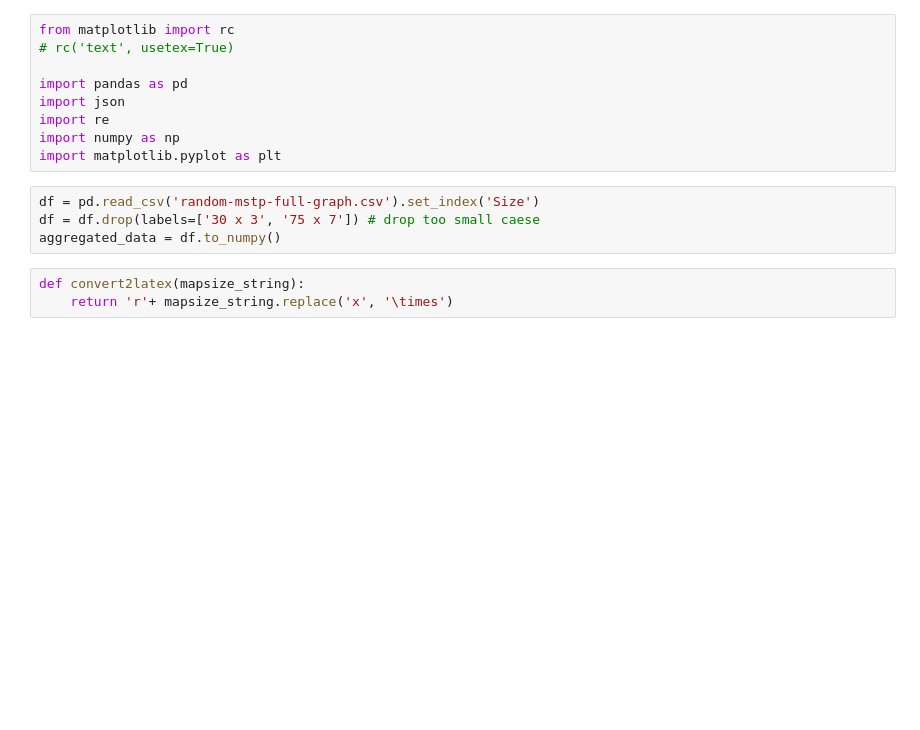
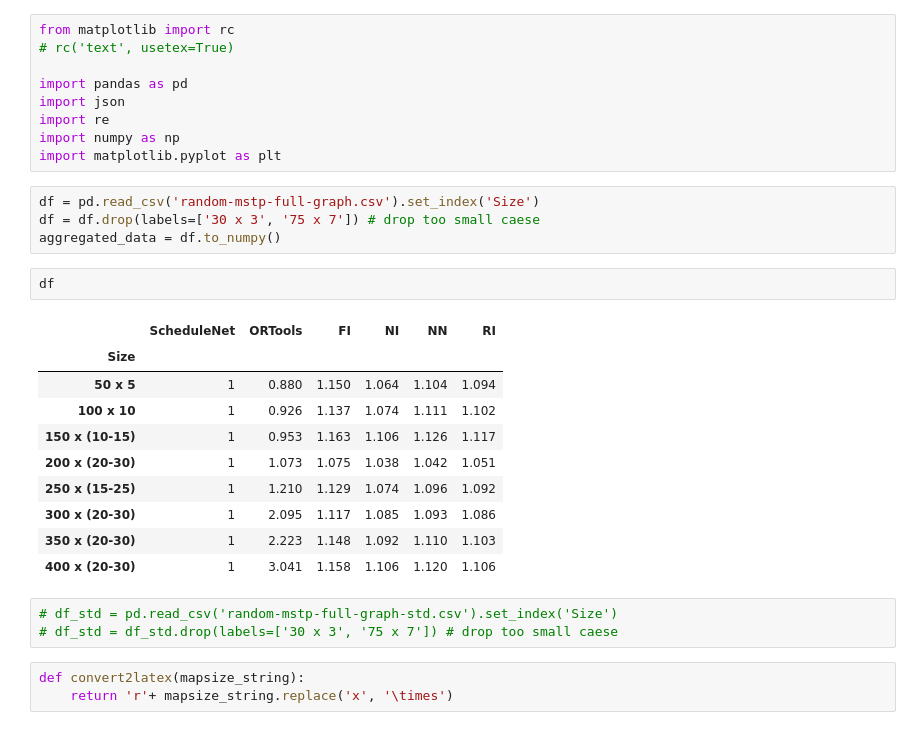
Before and after one commit to Junyoungpark/snet-analysis, a Jupyter notebook: mstp-radom-full-only.ipynb, the cells around one changed output. Drawn from its saved outputs; the diff is of its cells as text; blank space fills up the shorter version.

```diff
--- a/mstp-radom-full-only.ipynb
+++ b/mstp-radom-full-only.ipynb
@@ -11,6 +11,22 @@ import matplotlib.pyplot as plt
 df = pd.read_csv('random-mstp-full-graph.csv').set_index('Size')
 df = df.drop(labels=['30 x 3', '75 x 7']) # drop too small caese
 aggregated_data = df.to_numpy()
+# %%
+df
+# %% [output]
+|  | ScheduleNet | ORTools | FI | NI | NN | RI |
+| Size |  |  |  |  |  |  |
+| 50 x 5 | 1 | 0.880 | 1.150 | 1.064 | 1.104 | 1.094 |
+| 100 x 10 | 1 | 0.926 | 1.137 | 1.074 | 1.111 | 1.102 |
+| 150 x (10-15) | 1 | 0.953 | 1.163 | 1.106 | 1.126 | 1.117 |
+| 200 x (20-30) | 1 | 1.073 | 1.075 | 1.038 | 1.042 | 1.051 |
+| 250 x (15-25) | 1 | 1.210 | 1.129 | 1.074 | 1.096 | 1.092 |
+| 300 x (20-30) | 1 | 2.095 | 1.117 | 1.085 | 1.093 | 1.086 |
+| 350 x (20-30) | 1 | 2.223 | 1.148 | 1.092 | 1.110 | 1.103 |
+| 400 x (20-30) | 1 | 3.041 | 1.158 | 1.106 | 1.120 | 1.106 |
+# %%
+# df_std = pd.read_csv('random-mstp-full-graph-std.csv').set_index('Size')
+# df_std = df_std.drop(labels=['30 x 3', '75 x 7']) # drop too small caese
 # %%
 def convert2latex(mapsize_string):
     return 'r'+ mapsize_string.replace('x', '\times')
```
Also changed, not shown: parts of 1 cell of this notebook, 18 other files.
